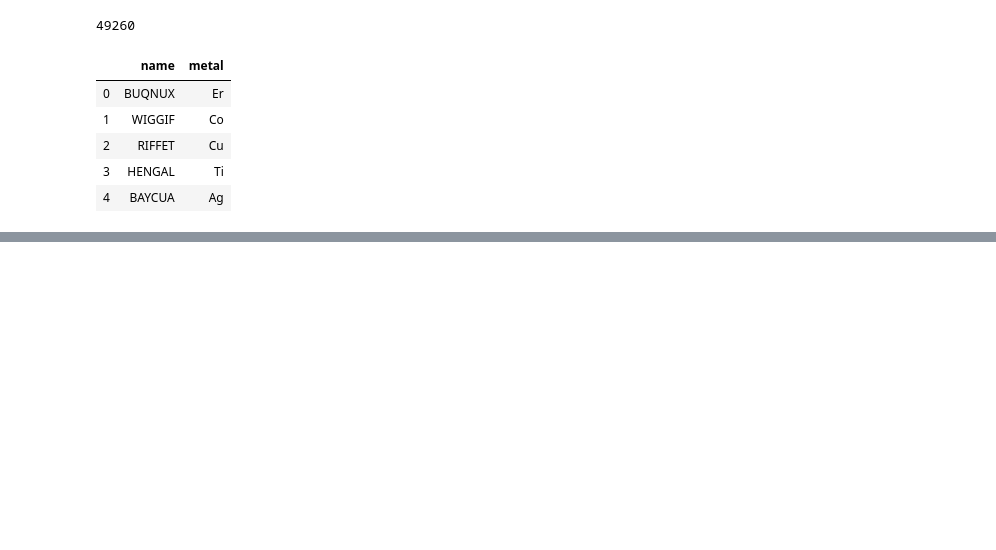
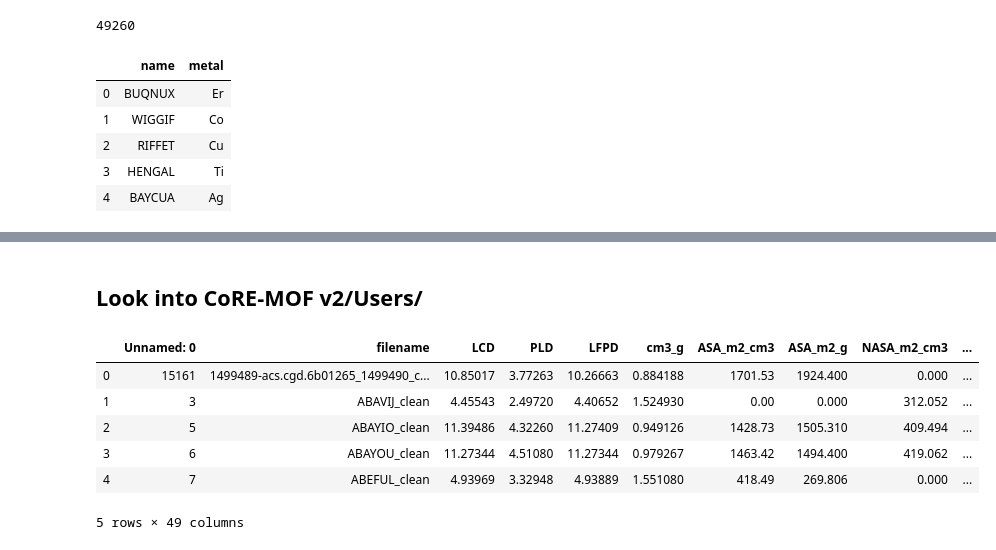
Before and after one commit to kjappelbaum/oximachine_featurizer, a Jupyter notebook: structures_to_sample.ipynb, the cells around one changed output, grey strips where cells are left out. Drawn from its saved outputs; the diff is of its cells as text; code cells hidden in the pictures; blank space fills up the shorter version.

Commit message:
Cleaning after linting, part 1

```diff
--- a/structures_to_sample.ipynb
+++ b/structures_to_sample.ipynb
@@ -114,3 +103,18 @@ np.random.shuffle(sampled_names)
 # %%
 with open('names_to_sample.pkl', 'wb') as fh:
     pickle.dump(sampled_names, fh)
+# %% [markdown]
+## Look into CoRE-MOF v2/Users/
+# %%
+import pandas as pd
+df_core_mof = pd.read_csv('/Users/kevinmaikjablonka/Downloads/2019-07-01-ASR-public_12020.csv')
+# %%
+df_core_mof.head()
+# %% [output]
+|  | Unnamed: 0 | filename | LCD | PLD | LFPD | cm3_g | ASA_m2_cm3 | ASA_m2_g | NASA_m2_cm3 | ... |
+| 0 | 15161 | 1499489-acs.cgd.6b01265_1499490_c... | 10.85017 | 3.77263 | 10.26663 | 0.884188 | 1701.53 | 1924.400 | 0.000 | ... |
+| 1 | 3 | ABAVIJ_clean | 4.45543 | 2.49720 | 4.40652 | 1.524930 | 0.00 | 0.000 | 312.052 | ... |
+| 2 | 5 | ABAYIO_clean | 11.39486 | 4.32260 | 11.27409 | 0.949126 | 1428.73 | 1505.310 | 409.494 | ... |
+| 3 | 6 | ABAYOU_clean | 11.27344 | 4.51080 | 11.27344 | 0.979267 | 1463.42 | 1494.400 | 419.062 | ... |
+| 4 | 7 | ABEFUL_clean | 4.93969 | 3.32948 | 4.93889 | 1.551080 | 418.49 | 269.806 | 0.000 | ... |
+5 rows × 49 columns
```
Also changed, not shown: parts of 29 cells of this notebook, 10 other files.
